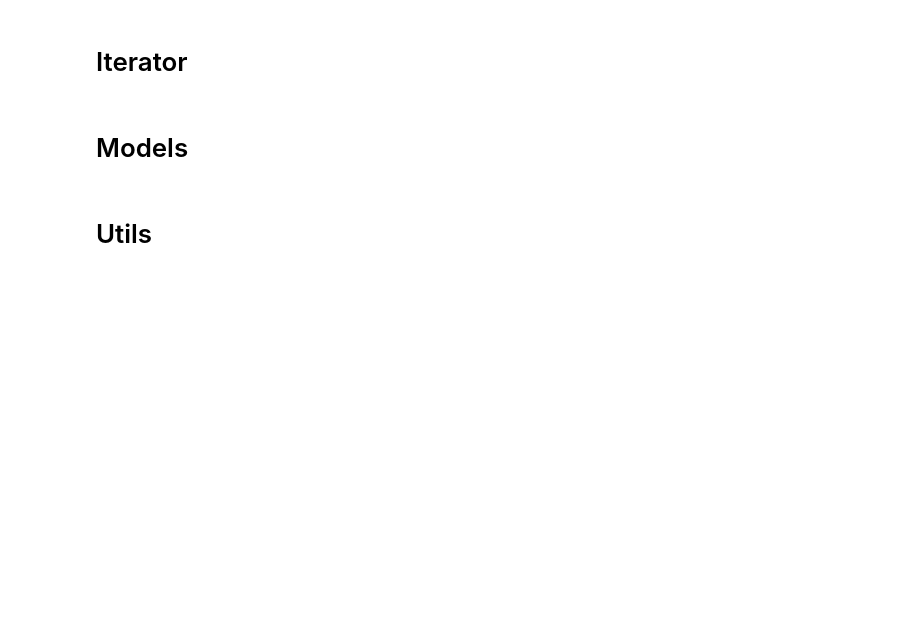
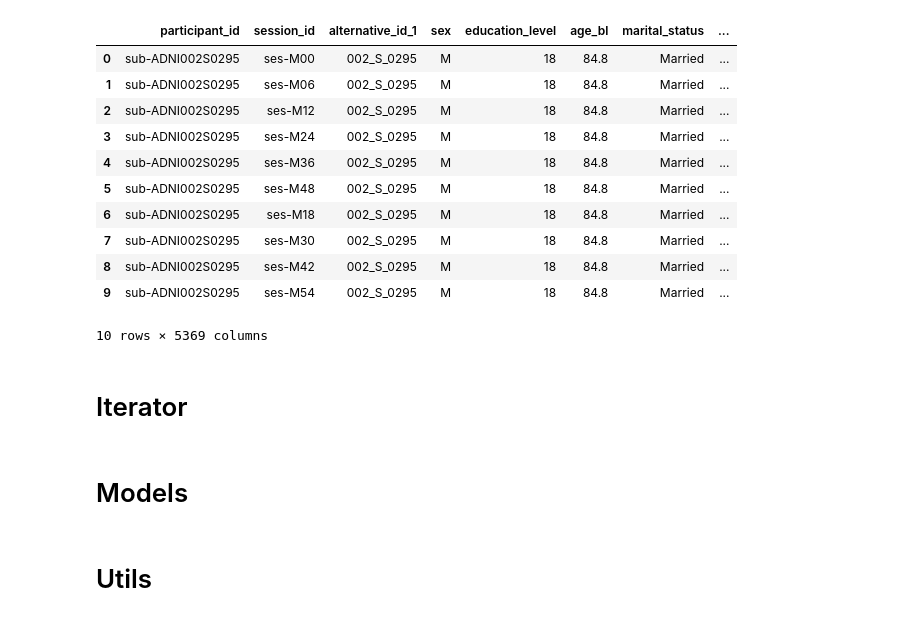
Before and after one commit to cosasha97/interpretability-dl-ndd, a Jupyter notebook: experiments.ipynb, the cells around one changed output. Saved outputs shown, nothing was run; the diff lists cells and outputs as text; code cells hidden in the pictures; blank space fills up the shorter version.

```diff
--- a/experiments.ipynb
+++ b/experiments.ipynb
@@ -22,6 +29,21 @@ data_path = '/network/lustre/dtlake01/aramis/datasets/adni/caps/caps_v2021.tsv'
 summary_path = '/network/lustre/dtlake01/aramis/datasets/adni/caps/caps_v2021_summary.tsv'
 df_data = pd.read_csv(data_path,sep='\t',nrows=10)
 df_summary = pd.read_csv(summary_path,sep='\t',nrows=10)
+# %%
+df_data
+# %% [output]
+|  | participant_id | session_id | alternative_id_1 | sex | education_level | age_bl | marital_status | ... |
+| 0 | sub-ADNI002S0295 | ses-M00 | 002_S_0295 | M | 18 | 84.8 | Married | ... |
+| 1 | sub-ADNI002S0295 | ses-M06 | 002_S_0295 | M | 18 | 84.8 | Married | ... |
+| 2 | sub-ADNI002S0295 | ses-M12 | 002_S_0295 | M | 18 | 84.8 | Married | ... |
+| 3 | sub-ADNI002S0295 | ses-M24 | 002_S_0295 | M | 18 | 84.8 | Married | ... |
+| 4 | sub-ADNI002S0295 | ses-M36 | 002_S_0295 | M | 18 | 84.8 | Married | ... |
+| 5 | sub-ADNI002S0295 | ses-M48 | 002_S_0295 | M | 18 | 84.8 | Married | ... |
+| 6 | sub-ADNI002S0295 | ses-M18 | 002_S_0295 | M | 18 | 84.8 | Married | ... |
+| 7 | sub-ADNI002S0295 | ses-M30 | 002_S_0295 | M | 18 | 84.8 | Married | ... |
+| 8 | sub-ADNI002S0295 | ses-M42 | 002_S_0295 | M | 18 | 84.8 | Married | ... |
+| 9 | sub-ADNI002S0295 | ses-M54 | 002_S_0295 | M | 18 | 84.8 | Married | ... |
+10 rows × 5369 columns
 # %%
 input_type = ''
 network_type = ''
```
Also changed, not shown: parts of 27 cells of this notebook.
